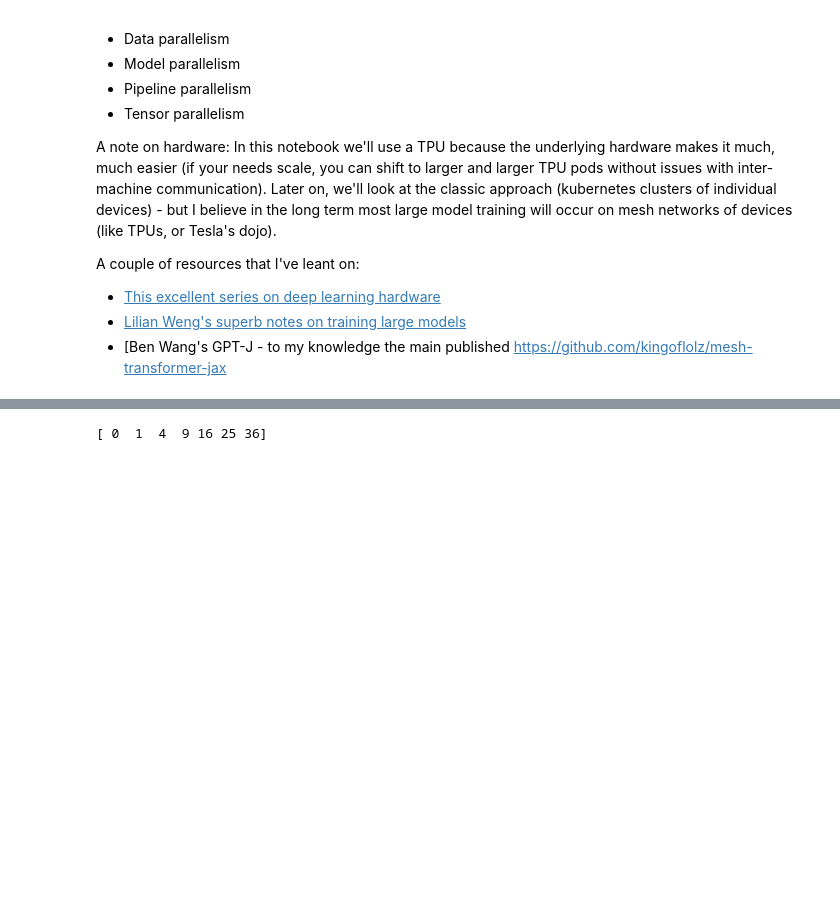
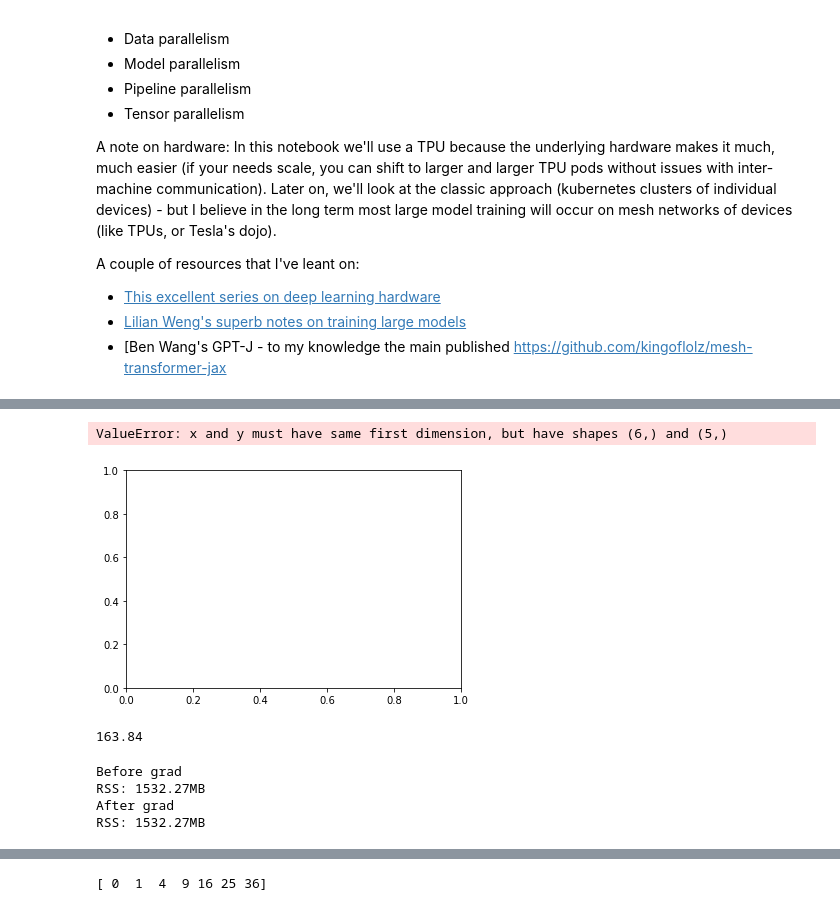
Before and after one commit to sholtodouglas/scalingExperiments, a Jupyter notebook: Tutorial.ipynb, the cells around one changed output, grey strips where cells are left out. Drawn from its saved outputs; the diff is of its cells as text; code cells hidden in the pictures; blank space fills up the shorter version.

```diff
--- a/Tutorial.ipynb
+++ b/Tutorial.ipynb
@@ -18,3 +209,57 @@ A couple of resources that I've leant on:
+# %%
+x = [12.8, 40.96, 51.2, 64.0,128, 512]
+y = [14.2, 58.6, 80.1, 109.9, 314, ]
+# %%
+import matplotlib.pyplot as plt
+plt.plot(x,y)
+# %% [output]
+ValueError: x and y must have same first dimension, but have shapes (6,) and (5,)
+[figure, added]
+# %%
+6400 * 6400 * 4 / 1000000
+# %% [output]
+163.84
+# %%
+from functools import partial
+from jax import grad, jit
+import jax.numpy as jnp
+import numpy as np
+import resource
+
+class F:
+    def __init__(self):
+        self.A = np.ones((1000000, 100))
+        self.A = jnp.asarray(self.A)
+        self._gr = jit(grad(self._fn))
+    @partial(jit, static_argnums=(0,))
+    def _fn(self, x, A):
+        y = jnp.dot(A, x)
+        return jnp.sum(y)
+    def fn(self, x):
+        return self._fn(x, self.A)
+    def gr(self, x):
+        return self._gr(x, self.A)
+
+rss_mb = lambda: resource.getrusage(resource.RUSAGE_SELF).ru_maxrss/1024
+init = rss_mb()
+
+objF = F()
+x = np.ones(100)
+x = jnp.asarray(x)
+y = objF.fn(x).block_until_ready()
+
+print("Before grad")
+print(f"RSS: {rss_mb() - init:.2f}MB")
+
+z = objF.gr(x).block_until_ready()
+
+print("After grad")
+print(f"RSS: {rss_mb() - init:.2f}MB")
+# %% [output]
+Before grad
+RSS: 1532.27MB
+After grad
+RSS: 1532.27MB
 # %%
 import jax
 import jax.numpy as jnp
```
Also changed, not shown: parts of 25 cells of this notebook, 10 other files.
